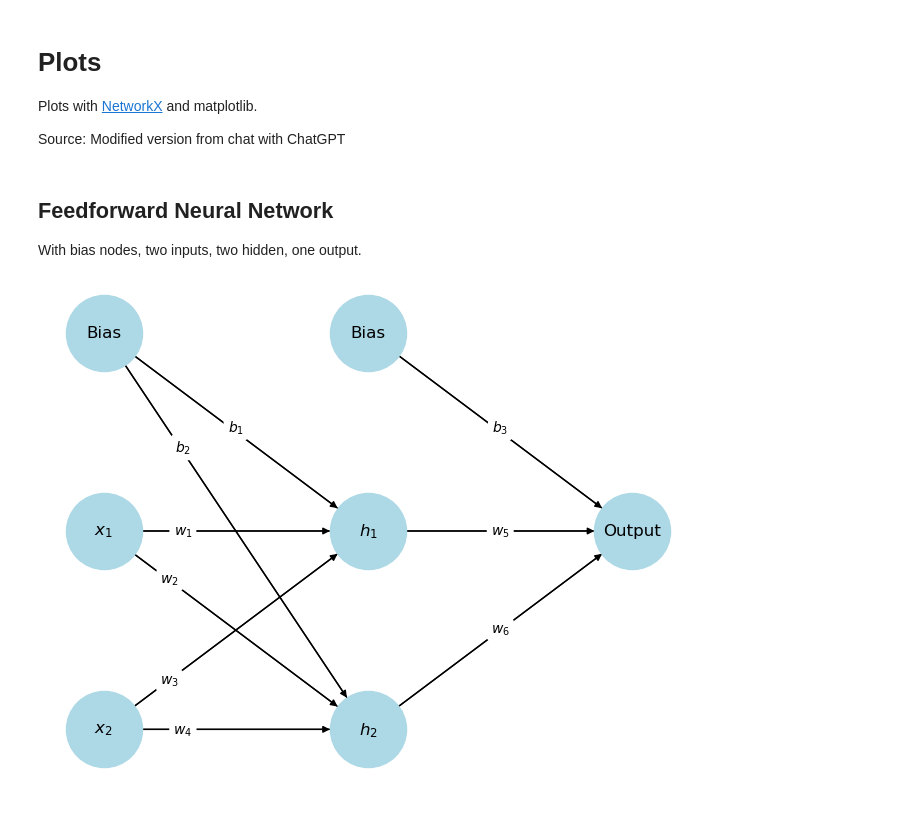
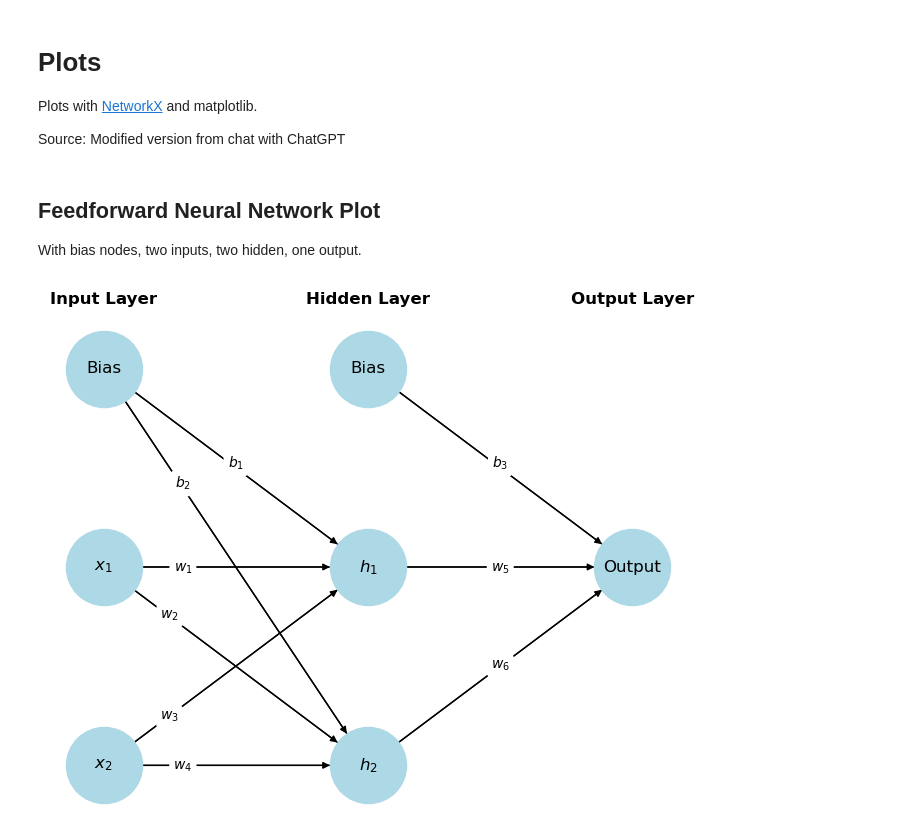
Before and after one commit to shyye/introduction-to-machine-learning, a Jupyter notebook: neural_networks/plots.ipynb, the cells around one changed output. Saved outputs shown, nothing was run; the diff lists cells and outputs as text; code cells hidden in the pictures.

Commit message:
Update feedforward neural network plot and add simple neural network plot

```diff
--- a/neural_networks/plots.ipynb
+++ b/neural_networks/plots.ipynb
@@ -5,7 +5,7 @@ Plots with [NetworkX](https://networkx.org/documentation/stable/auto_examples/ba
 
 Source: Modified version from chat with ChatGPT
 # %% [markdown]
-## Feedforward Neural Network
+## Feedforward Neural Network Plot
 With bias nodes, two inputs, two hidden, one output.
 # %%
 import networkx as nx
@@ -38,9 +38,9 @@ G.add_node('O', pos=(2, 2), label='Output')
 
 # Add edges with weights as labels
 edges = [
+    ('B1', 'H1', r'$b_1$'), ('B1', 'H2', r'$b_2$'),
     ('I1', 'H1', r'$w_1$'), ('I1', 'H2', r'$w_2$'),
     ('I2', 'H1', r'$w_3$'), ('I2', 'H2', r'$w_4$'),
-    ('B1', 'H1', r'$b_1$'), ('B1', 'H2', r'$b_2$'),
     ('H1', 'O', r'$w_5$'), ('H2', 'O', r'$w_6$'),
     ('B2', 'O', r'$b_3$')
 ]
@@ -57,31 +57,37 @@ nx.draw(G, pos, with_labels=True, node_size=3000, node_color='lightblue', labels
 # Draw the edges
 nx.draw_networkx_edges(G, pos)
 
 # Draw the edges with weights, using a custom bbox to adjust positions
 edge_labels = {(u, v): d['weight'] for u, v, d in G.edges(data=True)}
 bbox_props = dict(boxstyle="round,pad=0.3", edgecolor='none', facecolor='white', alpha=1.0)
 
 # Define positions for the edge labels
 edge_label_pos = {
     ('B1', 'H1'): (0.5, 2.5),
     ('B1', 'H2'): (0.3, 2.4),
 
     ('I1', 'H1'): (0.3, 1.98),
     ('I1', 'H2'): (0.25, 1.74),
 
     ('I2', 'H1'): (0.25, 1.23),
     ('I2', 'H2'): (0.3, 0.98),
 
     ('B2', 'O'): (1.5, 2.5),
     ('H1', 'O'): (1.5, 1.98),
     ('H2', 'O'): (1.5, 1.49)
 }
 
 for (u, v), label in edge_labels.items():
     x, y = edge_label_pos[(u, v)]
     plt.text(x, y, label, bbox=bbox_props, horizontalalignment='center')
 
+
+# Add custom text labels for layers
+plt.text(0, 3.35, 'Input Layer', fontsize=12, ha='center', va='center', weight='bold')
+plt.text(1, 3.35, 'Hidden Layer', fontsize=12, ha='center', va='center', weight='bold')
+plt.text(2, 3.35, 'Output Layer', fontsize=12, ha='center', va='center', weight='bold')
+
 # Show plot
 plt.show()
 # %% [output]
-[figure, old version]
+[figure, new version]
```
Also changed, not shown: parts of 2 cells of this notebook.
